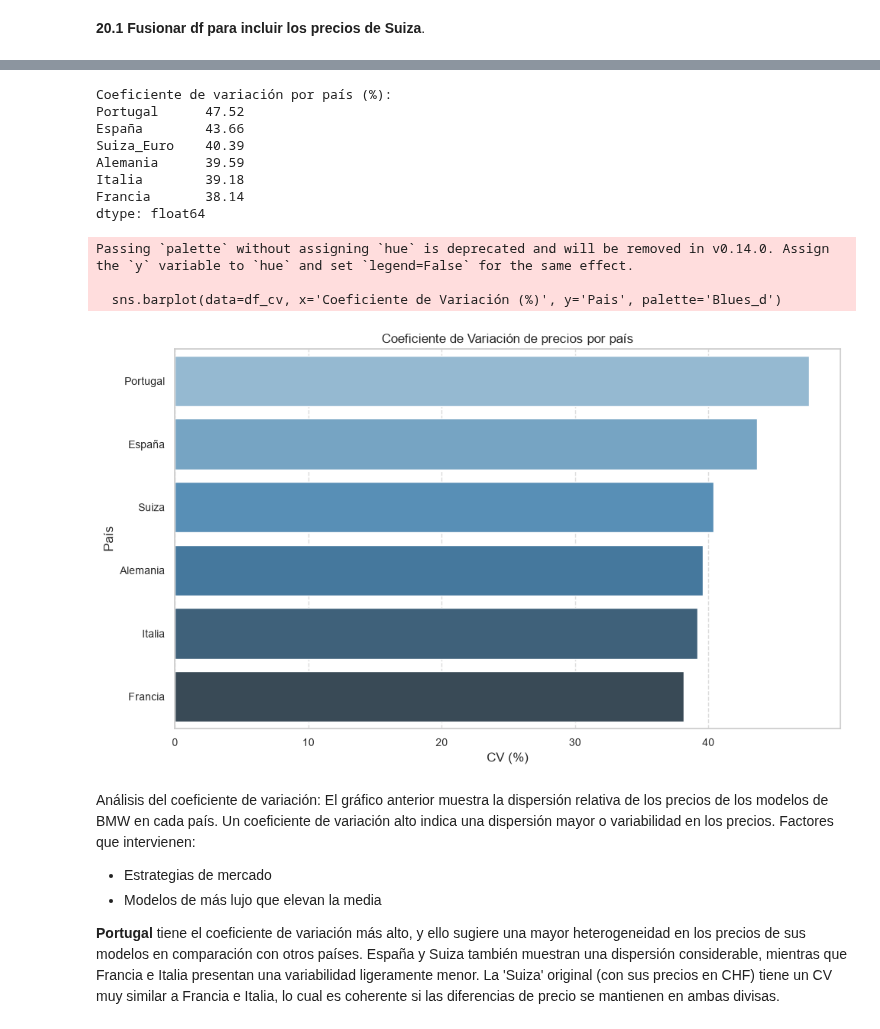
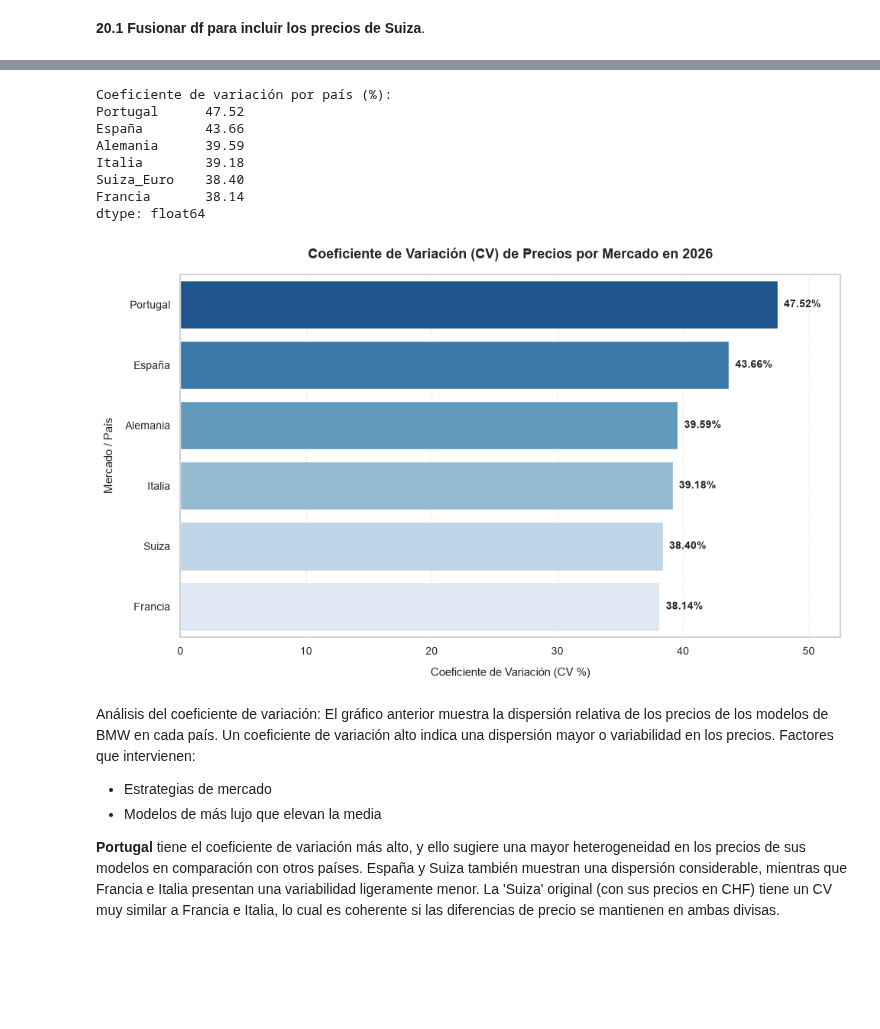
Before and after one commit to adrianamorchons/analisis_precios_bmw_2026, a Jupyter notebook: ANALISIS_BMW_PRECIOS_2026.ipynb, the cells around one changed output, grey strips where cells are left out. Saved outputs shown, nothing was run; the diff lists cells and outputs as text; code cells hidden in the pictures; blank space fills up the shorter version.

```diff
--- a/ANALISIS_BMW_PRECIOS_2026.ipynb
+++ b/ANALISIS_BMW_PRECIOS_2026.ipynb
@@ -1081,7 +1046,7 @@ for index, row in df_IVA.iterrows():
         ha='center',
         va='bottom',
         fontsize=10,
-        fontweight='semibold'
+        fontweight='bold'
     )
 
 #Dar margen superior al eje Y para las etiquetas de texto
@@ -1193,10 +1182,14 @@ display(df[["Modelo", "Suiza", "Suiza_Euro"]].head())
 # %%
 #2. Coeficiente de variación CV
 
-#Cargar df principal para asegurar que está en el estado inicial (antes de las modificaciones de Suiza)
-df = pd.read_csv(r, sep=';')
+#Cargar df principal (para que no haya columnas de índice sin nombre)
+df = pd.read_csv('/Users/adriana/Desktop/ANALISIS CODIGO /Análisis precios BMW/bmw_prices_2026.csv', sep=';')
 df.columns = df.columns.str.strip()
+
+#Cargar archivo csv de precios de Suiza e ignorar columna de índice
+df_suiza = pd.read_csv('/Users/adriana/Desktop/ANALISIS CODIGO /Análisis precios BMW/precios_suiza.csv', sep=';', index_col=0)
 df_suiza.columns = df_suiza.columns.str.strip()
+
 
 #Eliminar cualquier columna existente llamada "Suiza" en el df principal
 columns_to_drop_cv = [col for col in df.columns if 'suiza' in col.lower()]
@@ -1228,35 +1221,62 @@ print(cv_paises.sort_values(ascending=False).round(2))
 Coeficiente de variación por país (%):
 Portugal      47.52
 España        43.66
-Suiza_Euro    40.39
 Alemania      39.59
 Italia        39.18
+Suiza_Euro    38.40
 Francia       38.14
 dtype: float64
 # %%
-#Representar visualmente el coeficiente
-#Convertir serie cv_paises a DF para facilitar el trazado
+#Limpiar df eliminando "coluna fantasma unnamed"
+columnas_basura = [col for col in df.columns if 'unnamed' in col.lower() or 'index' in col.lower()]
+if columnas_basura:
+    df = df.drop(columns=columnas_basura)
+
+#Recalcular las métricas limpias con todos los países del proyecto definiendo cada uno de ellos
+paises_estudio = ['España', 'Alemania', 'Francia', 'Portugal', 'Italia', 'Suiza_Euro']
+df_numerico = df[paises_estudio].select_dtypes(include='number')
+
+std_paises = df_numerico.std()
+mean_paises = df_numerico.mean()
+cv_paises = (std_paises / mean_paises) * 100
+
+#Preparar el DataFrame para el gráfico
 df_cv = cv_paises.reset_index()
 df_cv.columns = ['Pais', 'Coeficiente de Variación (%)']
 df_cv['Pais'] = df_cv['Pais'].replace('Suiza_Euro', 'Suiza')
 
-#Ordenar valores para una mejor visualización
+#Ordenar valores para una mejor visualización de mayor a menor dispersión
 df_cv = df_cv.sort_values(by='Coeficiente de Variación (%)', ascending=False)
-plt.figure(figsize=(10,6))
-sns.barplot(data=df_cv, x='Coeficiente de Variación (%)', y='Pais', palette='Blues_d')
-plt.title('Coeficiente de Variación de precios por país', fontsize=12)
-plt.xlabel('CV (%)', fontsize=12)
-plt.ylabel('País', fontsize=12)
+
+#Dibujar el gráfico corporativo
+plt.figure(figsize=(10, 6))
+sns.barplot(
+    data=df_cv,
+    x='Coeficiente de Variación (%)',
+    y='Pais',
+    palette='Blues_r', # Muestra un degradado azul elegante de más oscuro a más claro
+    hue='Pais',
+    legend=False
+)
+
+#Añadir los valores exactos al final de cada barra para que sea más legible en tu memoria
+for index, row in enumerate(df_cv.itertuples()):
+    plt.text(row._2 + 0.5, index, f"{row._2:.2f}%", va='center', fontweight='bold', fontsize=10)
+
+plt.title('Coeficiente de Variación (CV) de Precios por Mercado en 2026', fontsize=13, fontweight='bold', pad=15)
+plt.xlabel('Coeficiente de Variación (CV %)', fontsize=11, labelpad=10)
+plt.ylabel('Mercado / País', fontsize=11, labelpad=10)
 plt.xticks(fontsize=10)
 plt.yticks(fontsize=10)
-plt.grid(axis='x', linestyle='--', alpha=0.7)
+plt.grid(axis='x', linestyle=':', alpha=0.6)
+
+# Dar margen extra en el eje X para que quepan las etiquetas de texto
+plt.xlim(0, df_cv['Coeficiente de Variación (%)'].max() + 5)
+
 plt.tight_layout()
 plt.show()
 # %% [output]
-Passing `palette` without assigning `hue` is deprecated and will be removed in v0.14.0. Assign the `y` variable to `hue` and set `legend=False` for the same effect.
-
-  sns.barplot(data=df_cv, x='Coeficiente de Variación (%)', y='Pais', palette='Blues_d')
-[figure, old version]
+[figure, new version]
 # %% [markdown]
 Análisis del coeficiente de variación:
 El gráfico anterior muestra la dispersión relativa de los precios de los modelos de BMW en cada país.
```
Also changed, not shown: parts of 18 cells of this notebook.
